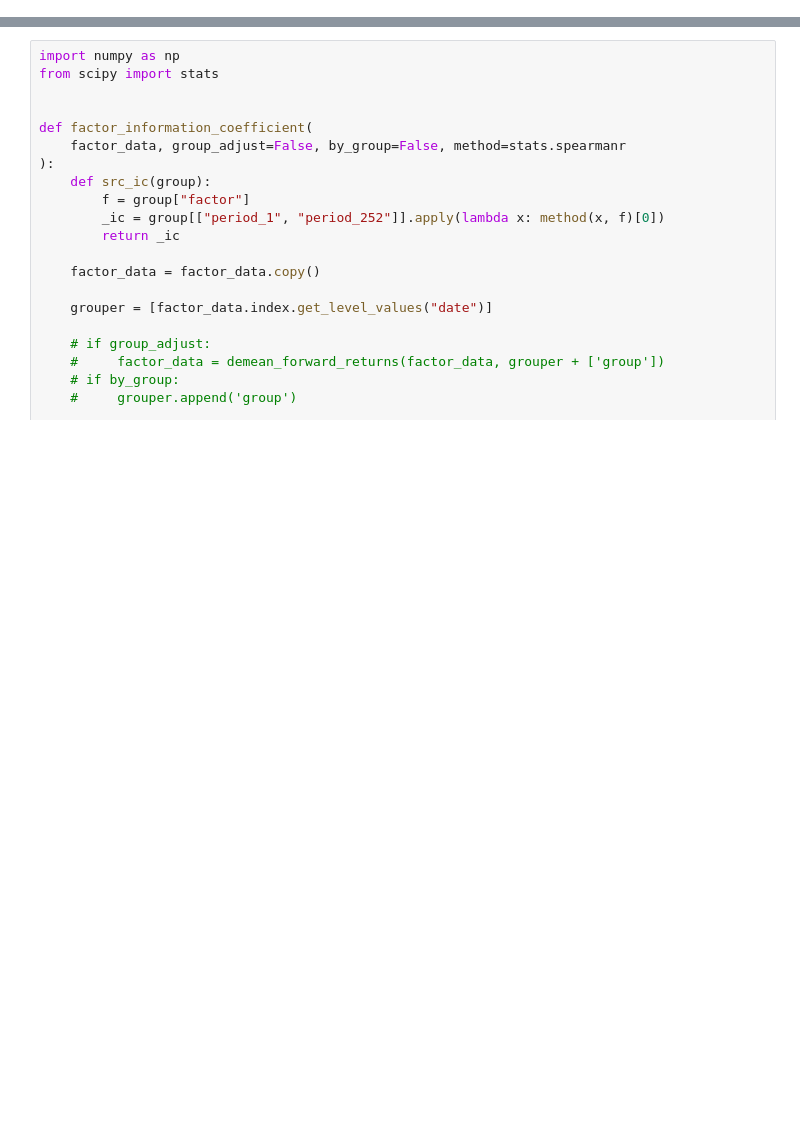
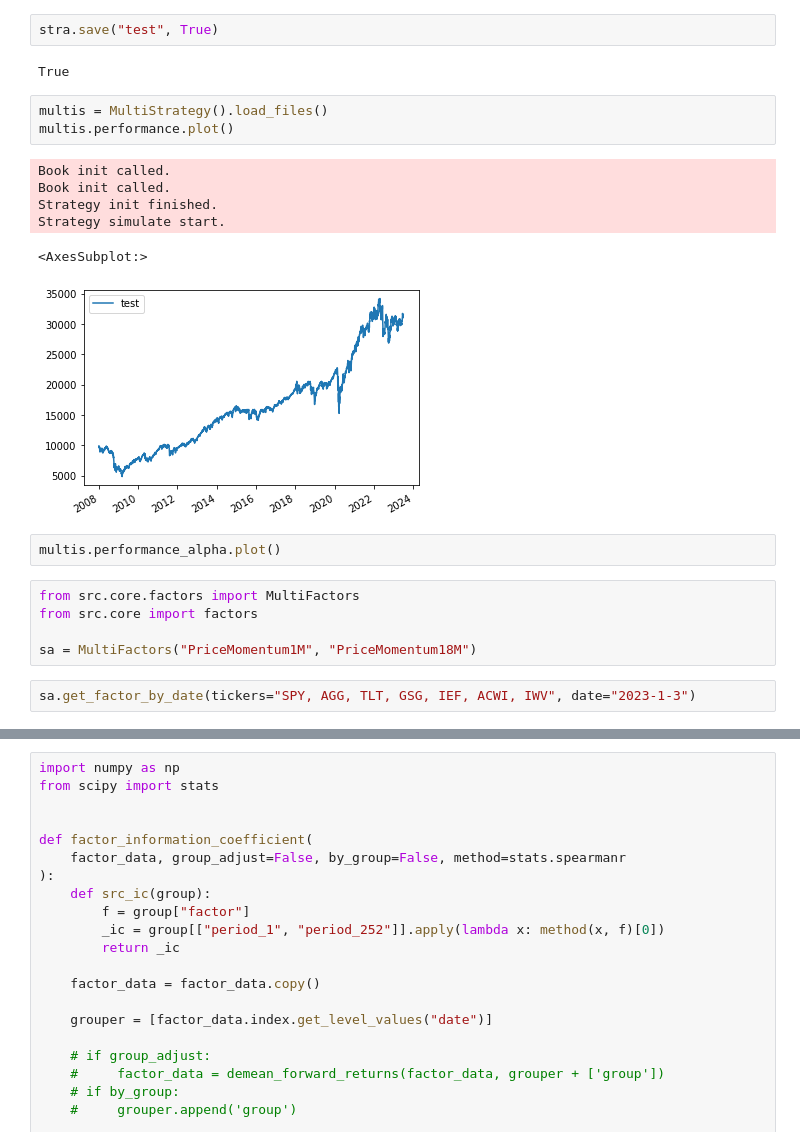
Before and after one commit to HTF1125/RobertLab, a Jupyter notebook: test.ipynb, the cells around one changed output, grey strips where cells are left out. Cells and saved outputs as stored; diff of their text form; blank space fills up the shorter version.

```diff
--- a/test.ipynb
+++ b/test.ipynb
@@ -17,0 +105,23 @@ core.benchmarks.get_attr("UnitedStatesSectorsEW")
+# %%
+stra.save("test", True)
+# %% [output]
+True
+# %%
+multis = MultiStrategy().load_files()
+multis.performance.plot()
+# %% [output]
+Book init called.
+Book init called.
+Strategy init finished.
+Strategy simulate start.
+<AxesSubplot:>
+[figure, added]
+# %%
+multis.performance_alpha.plot()
+# %%
+from src.core.factors import MultiFactors
+from src.core import factors
+
+sa = MultiFactors("PriceMomentum1M", "PriceMomentum18M")
+# %%
+sa.get_factor_by_date(tickers="SPY, AGG, TLT, GSG, IEF, ACWI, IWV", date="2023-1-3")
```
Also changed, not shown: parts of 12 cells of this notebook, 24 other files.
